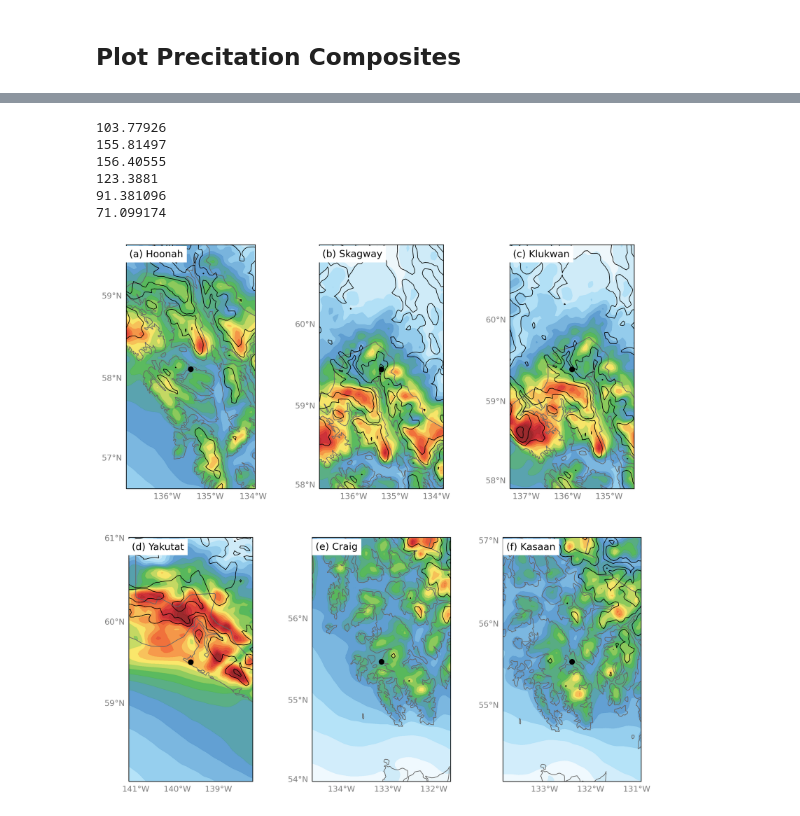
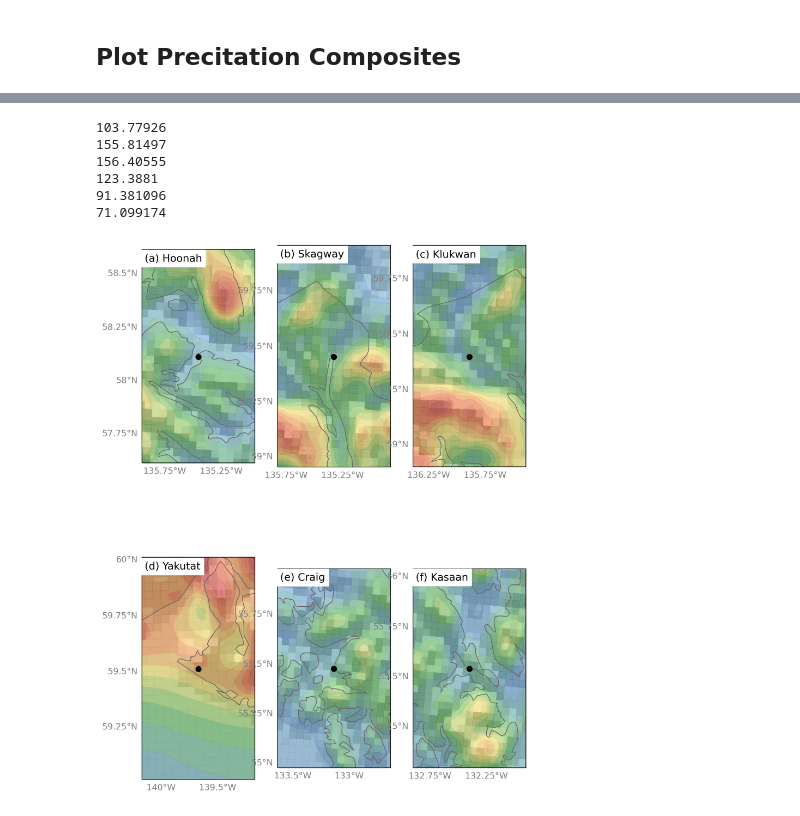
Before and after one commit to dlnash/SEAK_climatology, a Jupyter notebook: analysis/precip_composites.ipynb, the cells around one changed output, grey strips where cells are left out. Cells and saved outputs as stored; diff of their text form; code cells hidden in the pictures.

Commit message:
add elevation contours to composites

```diff
--- a/analysis/precip_composites.ipynb
+++ b/analysis/precip_composites.ipynb
@@ -50,8 +51,12 @@ lbl_align = ['center', 'left', 'right', 'center', 'right', 'left'] # where the l
 ext1 = [-141., -130., 54., 61.] # extent of SEAK
 
 # list of extents for each community
-dx = 1.5
-dy = 1.5
+dx = 1.5 # this works for our paper
+dy = 1.5 # this works for our paper
+
+dx = 0.5 # for supplemental/community partners
+dy = 0.5 # for supplemental/community partners
+
 ext_lst = []
 for x,y in zip(xs,ys):
     ext_lst.append([x-dx, x+dx, y-dy, y+dy])
@@ -242,3 +247,6 @@ wrf_elev = wrf_elev.isel(Time=0)
 elev = wrf_elev.HGT_M.values
 wrflats = wrf_elev.CLAT.values
 wrflons = wrf_elev.CLONG.values
+
+# create hillshade
+hillshade = es.hillshade(wrf_elev.HGT_M, azimuth=180, altitude=1)
@@ -253,10 +295,16 @@ datacrs = ccrs.PlateCarree()
 # Set tick/grid locations
 lats = wrf.lat.values[:, 0]
 lons = wrf.lon.values[0, :]
-dx = np.arange(lons.min().round(),lons.max().round()+1,1)
-dy = np.arange(lats.min().round(),lats.max().round()+1,1)
+dx = np.arange(lons.min().round(),lons.max().round()+0.25,+0.25)
+dy = np.arange(lats.min().round(),lats.max().round()+0.25,+0.25)
 
 ext1 = [-141., -130., 54., 61.] # extent of SEAK
 
 # list of letters to append to titles
 letter_lst = list(map(chr, range(97, 123)))
+# %%
+fig = plt.figure(figsize=(12, 12))
+ax = plt.subplot(1, 1, 1, projection=mapcrs)
+fig.set_size_inches(5, 5)
+# cf = ax.imshow(hillshade, cmap=cmo.gray, alpha=0.3)
+cf = ax.pcolormesh(wrflons, wrflats, hillshade, rasterized=True, cmap=cmo.gray, shading='auto', transform=datacrs, alpha=0.3)
@@ -264,7 +314,7 @@ letter_lst = list(map(chr, range(97, 123)))
 left_lat_lst = [True, False, False, True, False, False]
 bottom_lon_lst = [False, False, False, True, True, True]
 # Create figure
-fig = plt.figure(figsize=(12, 12))
+fig = plt.figure(figsize=(8, 12))
 fig.dpi = 300
 fname = path_to_figs + 'extreme-AR_prec_composite_all_{0}'.format(temporal_res)
 fmt = 'png'
@@ -285,6 +335,11 @@ for k in np.arange(nrows*ncols):
     ds = prec_comp.sel(concat_dim=community_lst[k])
     ax = draw_basemap(ax, extent=ext_lst[k], xticks=dx, yticks=dy,left_lats=True, right_lats=False, bottom_lons=True)
 
+    # topo with grey-scale cmap
+    # cf = ax.pcolormesh(wrflons, wrflats, elev, rasterized=True, norm=divnorm,
+    #                     cmap=cmo.gray, shading='auto', transform=datacrs)
+    cs = ax.pcolormesh(wrflons, wrflats, hillshade, rasterized=False, cmap=cmo.gray, shading='auto', transform=datacrs, alpha=0.4)
+
     # Contour Filled
     prec = ds.PCPT.values
     print(np.nanmax(prec))
@@ -294,39 +349,42 @@ for k in np.arange(nrows*ncols):
     elif temporal_res == 'daily':
         clevs = np.arange(0.0, 105, 5)
         clabel = 'precipitation (mm day$^{-1}$)'
     cf = ax.contourf(ds.lon.values, ds.lat.values, prec, transform=datacrs,
-                     levels=clevs, cmap=nclc.cmap('WhiteBlueGreenYellowRed'), alpha=0.9, extend='max')
+                     levels=clevs, cmap=nclc.cmap('WhiteBlueGreenYellowRed'), alpha=0.5, extend='max')
 
-    # elevation contour
-    clevs=np.array([500, 1000, 2000])
-    cs = ax.contour(wrflons, wrflats, elev, clevs, colors='k', linewidths=0.75,
-                    linestyles='solid', transform=datacrs)
+    ax.add_feature(cfeature.LAKES, alpha=0.5)
+    ax.add_feature(cfeature.RIVERS)
+
+    # # elevation contour
+    # clevs=np.array([500, 1000, 2000])
+    # cs = ax.contour(wrflons, wrflats, elev, clevs, colors='k', linewidths=0.75,
+    #                 linestyles='solid', transform=datacrs)
 
     titlestring = '({0}) {1}'.format(letter_lst[k], community_lst[k])
     ax.text(0.025, 0.98, titlestring, ha='left', va='top', transform=ax.transAxes, fontsize=12., backgroundcolor='white', zorder=101)
     # need this to fix annotate transform
     transform = datacrs._as_mpl_transform(ax)
 
     # Plot Location of community pts
     ax.plot(xs[k], ys[k], 'ko', markersize=6, transform=datacrs)
 
 # Colorbar (single)
 cb = fig.colorbar(cf, axgr.cbar_axes[0], orientation='horizontal', drawedges=False)
 cb.set_label(clabel, fontsize=11)
 cb.ax.tick_params(labelsize=12)
 
 fig.savefig('%s.%s' %(fname, fmt), bbox_inches='tight', dpi=fig.dpi)
 
 # Show
 plt.show()
 # %% [output]
 103.77926
 155.81497
 156.40555
 123.3881
 91.381096
 71.099174
-[figure, old version]
+[figure, new version]
 # %%
 # Create figure
 fig = plt.figure(figsize=(8, 12))
```
Also changed, not shown: parts of 7 cells of this notebook, 13 other files.
